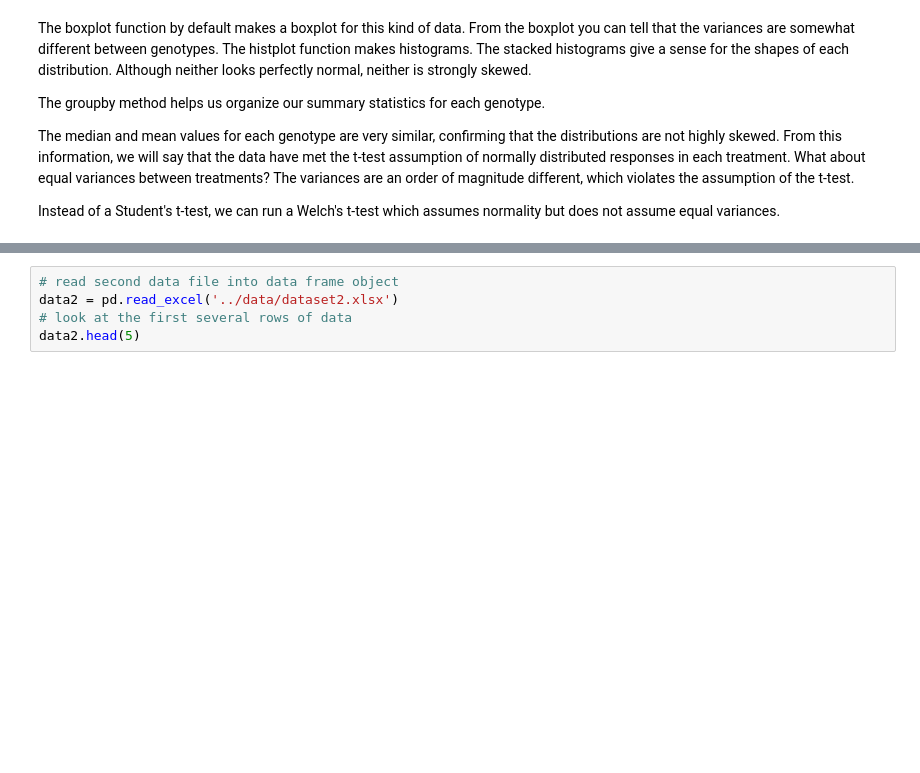
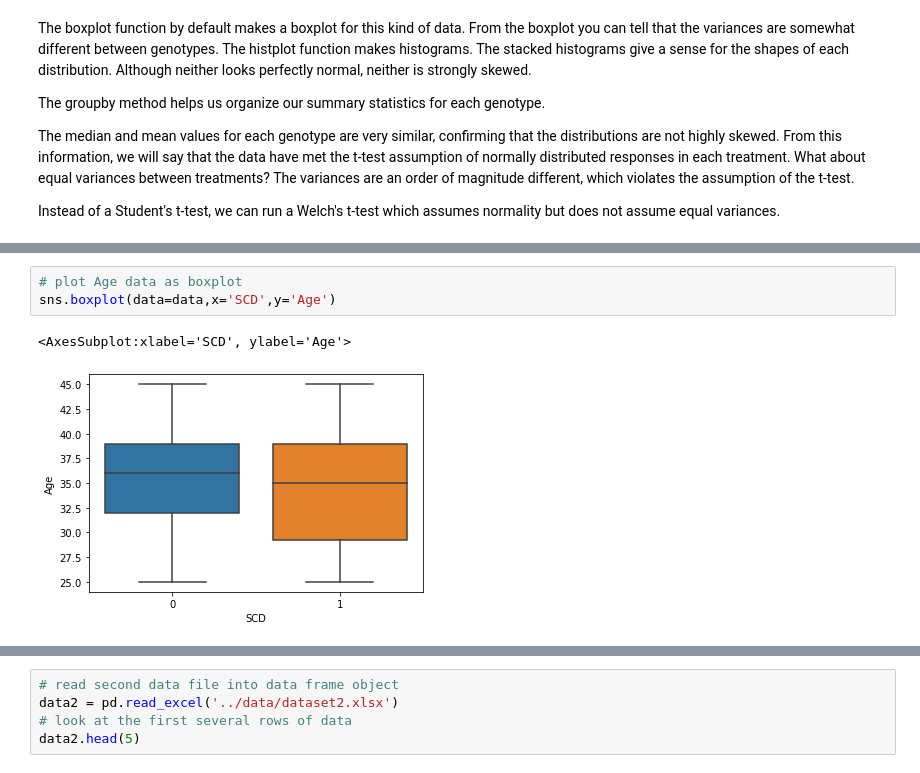
Before and after one commit to matteofigliuzzi/biostatistics_tutorial, a Jupyter notebook: notebooks/Tutorial_HypothesisTesting_Jupyter_python.ipynb, the cells around one changed output, grey strips where cells are left out. Saved outputs shown, nothing was run; the diff lists cells and outputs as text; blank space fills up the shorter version.

```diff
--- a/notebooks/Tutorial_HypothesisTesting_Jupyter_python.ipynb
+++ b/notebooks/Tutorial_HypothesisTesting_Jupyter_python.ipynb
@@ -280,0 +392,6 @@ data_mutant: [23.5  29.5  34.   10.5  14.5   2.    7.58 20.5  16.   14.   23.5
+# %%
+# plot Age data as boxplot
+sns.boxplot(data=data,x='SCD',y='Age')
+# %% [output]
+<AxesSubplot:xlabel='SCD', ylabel='Age'>
+[figure, added]
```
Also changed, not shown: parts of 70 cells of this notebook, 1 other file.
